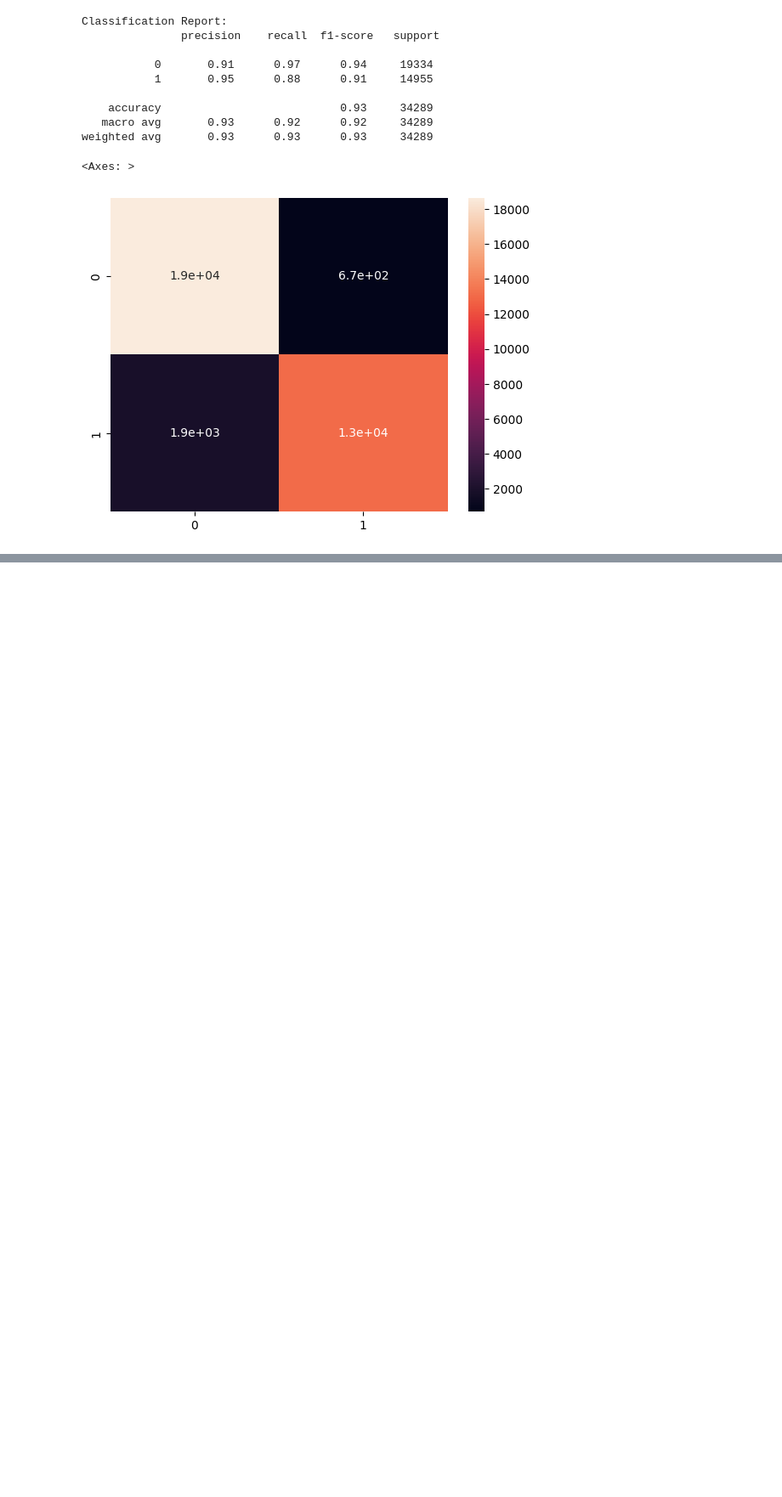
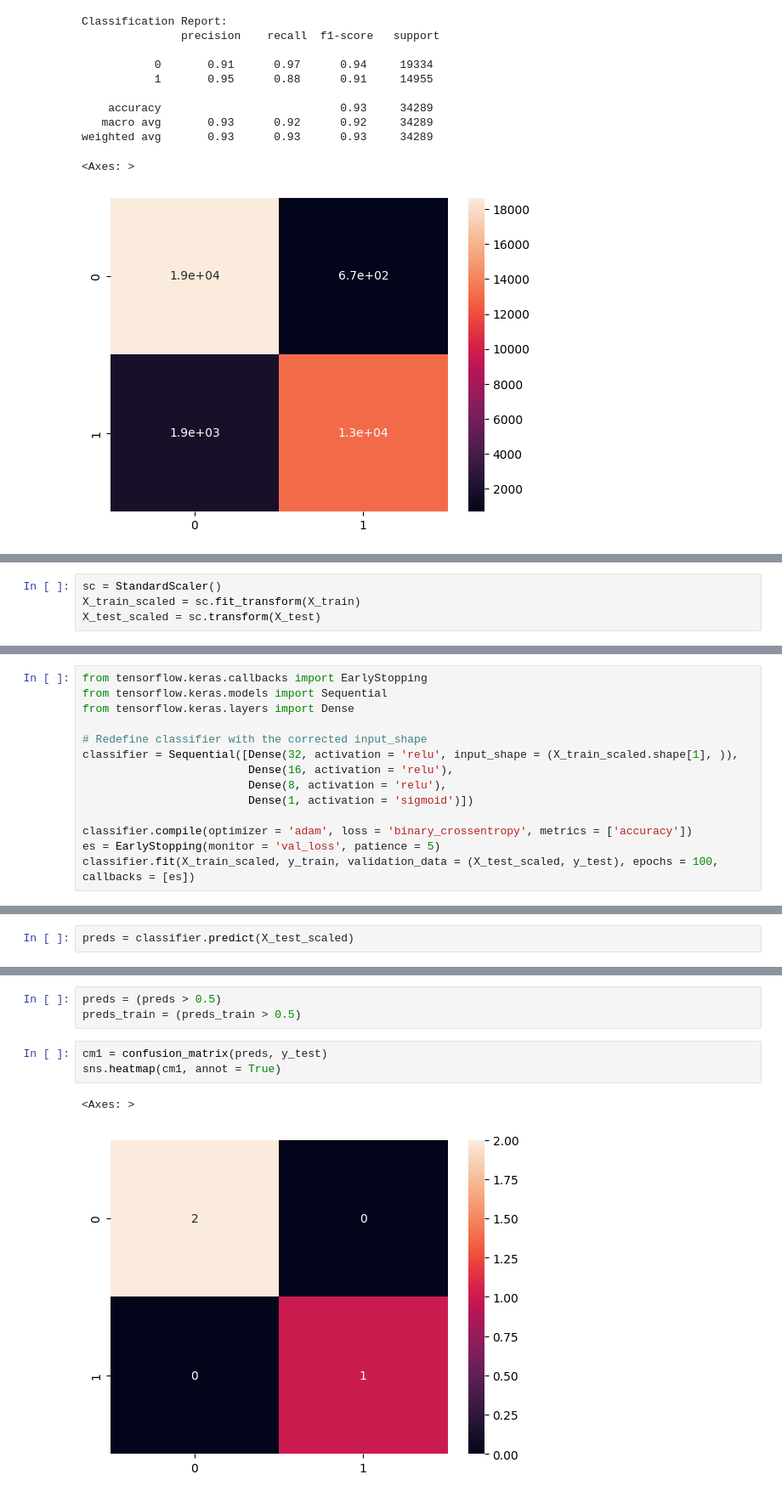
Before and after one commit to SP4567/Machine_Learning_-_Artificial_Neural_Network, a Jupyter notebook: Machine_Learning.ipynb, the cells around one changed output, grey strips where cells are left out. Shown at 85% size. Drawn from its saved outputs; the diff is of its cells as text; blank space fills up the shorter version.

```diff
--- a/Machine_Learning.ipynb
+++ b/Machine_Learning.ipynb
@@ -707,0 +784,4 @@ plt.show()
+# %%
+sc = StandardScaler()
+X_train_scaled = sc.fit_transform(X_train)
+X_test_scaled = sc.transform(X_test)
@@ -707,0 +818,14 @@ plt.show()
+# %%
+from tensorflow.keras.callbacks import EarlyStopping
+from tensorflow.keras.models import Sequential
+from tensorflow.keras.layers import Dense
+
+# Redefine classifier with the corrected input_shape
+classifier = Sequential([Dense(32, activation = 'relu', input_shape = (X_train_scaled.shape[1], )),
+                         Dense(16, activation = 'relu'),
+                         Dense(8, activation = 'relu'),
+                         Dense(1, activation = 'sigmoid')])
+
+classifier.compile(optimizer = 'adam', loss = 'binary_crossentropy', metrics = ['accuracy'])
+es = EarlyStopping(monitor = 'val_loss', patience = 5)
+classifier.fit(X_train_scaled, y_train, validation_data = (X_test_scaled, y_test), epochs = 100, callbacks = [es])
@@ -707,0 +851,2 @@ plt.show()
+# %%
+preds = classifier.predict(X_test_scaled)
@@ -707,0 +875,9 @@ plt.show()
+# %%
+preds = (preds > 0.5)
+preds_train = (preds_train > 0.5)
+# %%
+cm1 = confusion_matrix(preds, y_test)
+sns.heatmap(cm1, annot = True)
+# %% [output]
+<Axes: >
+[figure, added]
```
Also changed, not shown: parts of 31 cells of this notebook.
